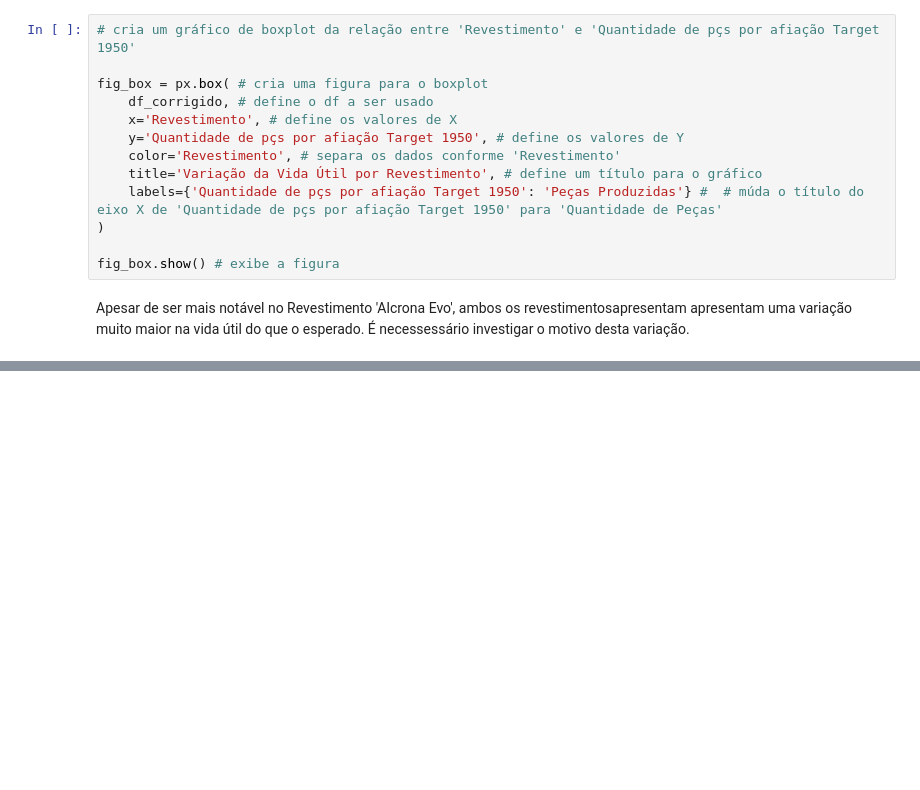
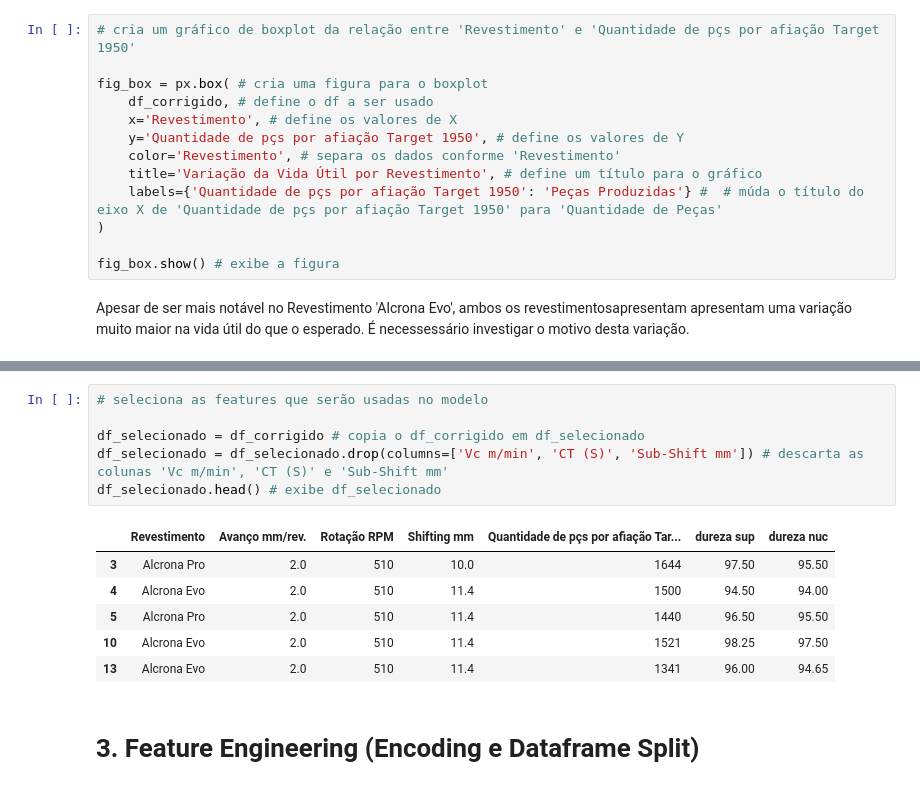
Before and after one commit to santana-gabrielmenezes/HOB_Tool_Life, a Jupyter notebook: modelagem_hob.ipynb, the cells around one changed output, grey strips where cells are left out. Drawn from its saved outputs; the diff is of its cells as text; blank space fills up the shorter version.

```diff
--- a/modelagem_hob.ipynb
+++ b/modelagem_hob.ipynb
@@ -215,0 +237,15 @@ fig_corr.show()
+# %%
+# seleciona as features que serão usadas no modelo
+
+df_selecionado = df_corrigido # copia o df_corrigido em df_selecionado
+df_selecionado = df_selecionado.drop(columns=['Vc m/min', 'CT (S)', 'Sub-Shift mm']) # descarta as colunas 'Vc m/min', 'CT (S)' e 'Sub-Shift mm'
+df_selecionado.head() # exibe df_selecionado
+# %% [output]
+|  | Revestimento | Avanço mm/rev. | Rotação RPM | Shifting mm | Quantidade de pçs por afiação Tar... | dureza sup | dureza nuc |
+| 3 | Alcrona Pro | 2.0 | 510 | 10.0 | 1644 | 97.50 | 95.50 |
+| 4 | Alcrona Evo | 2.0 | 510 | 11.4 | 1500 | 94.50 | 94.00 |
+| 5 | Alcrona Pro | 2.0 | 510 | 11.4 | 1440 | 96.50 | 95.50 |
+| 10 | Alcrona Evo | 2.0 | 510 | 11.4 | 1521 | 98.25 | 97.50 |
+| 13 | Alcrona Evo | 2.0 | 510 | 11.4 | 1341 | 96.00 | 94.65 |
+# %% [markdown]
+# 3. Feature Engineering (Encoding e Dataframe Split)
```
Also changed, not shown: parts of 8 cells of this notebook.
